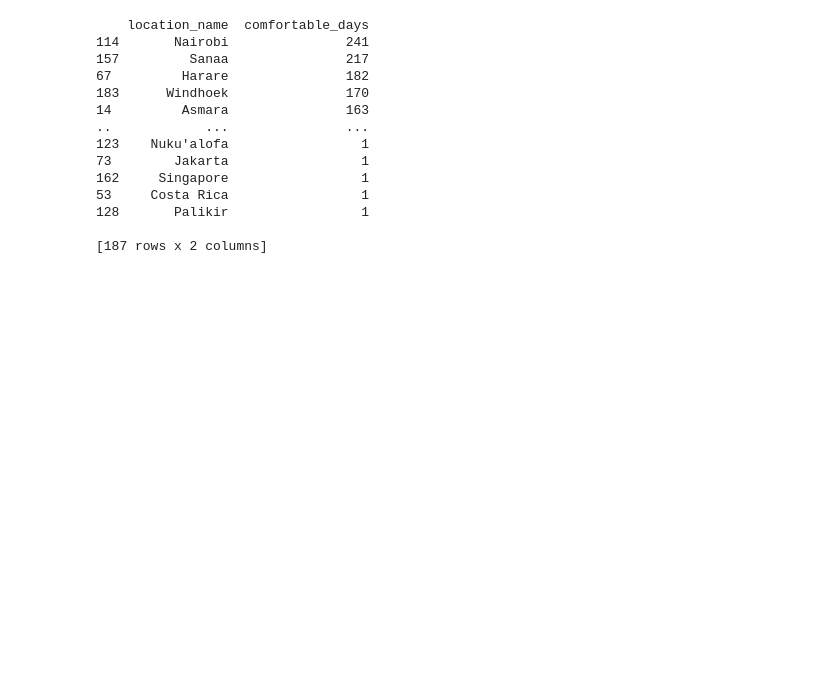
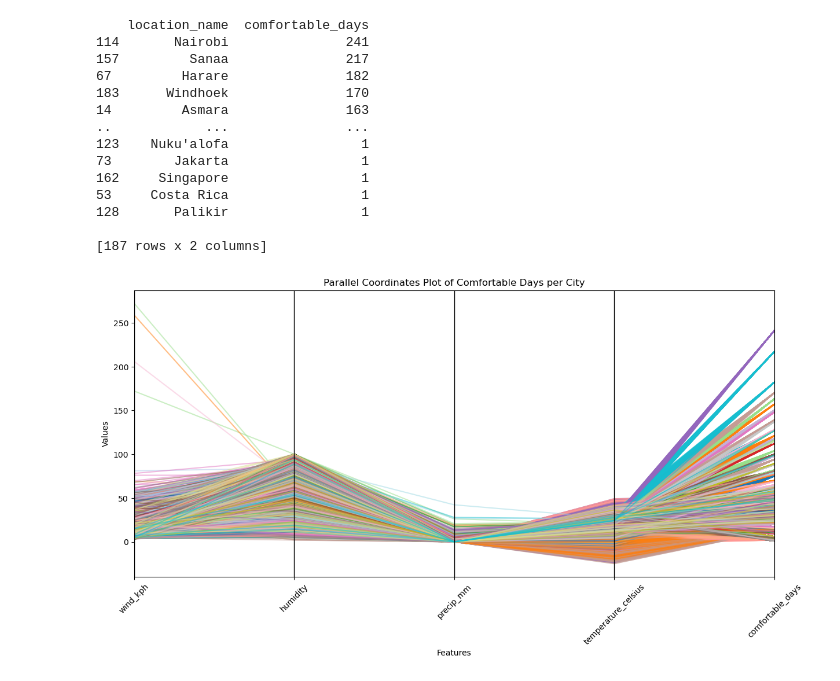
Before and after one commit to sdlss/5048final, a Jupyter notebook: final_v1.ipynb, the cells around one changed output. Cells and saved outputs as stored; diff of their text form; code cells hidden in the pictures; blank space fills up the shorter version.

```diff
--- a/final_v1.ipynb
+++ b/final_v1.ipynb
@@ -43,0 +57,20 @@ comfortable_days_per_city.sort_values(by='comfortable_days', ascending=False).to
+# %%
+# load the merged DataFrame
+merged_df = pd.read_csv('comfortable_days_per_city_with_details.csv')
+
+# delete the 'wing_kph' value >500
+merged_df = merged_df[merged_df['wind_kph'] <= 500]
+
+# plot the parallel coordinates, use 248 colors for the lines
+plt.figure(figsize=(12, 6))
+plt.title('Parallel Coordinates Plot of Comfortable Days per City')
+plt.xlabel('Features')
+plt.ylabel('Values')
+plt.grid(True)
+plt.xticks(rotation=45)
+plt.tight_layout()
+parallel_coordinates(merged_df, 'location_name', colormap=plt.get_cmap('tab20', 248), alpha=0.5)
+plt.legend([], [], frameon=False)
+plt.show()
+# %% [output]
+[figure, added]
```
Also changed, not shown: parts of 3 cells of this notebook, 2 other files.
